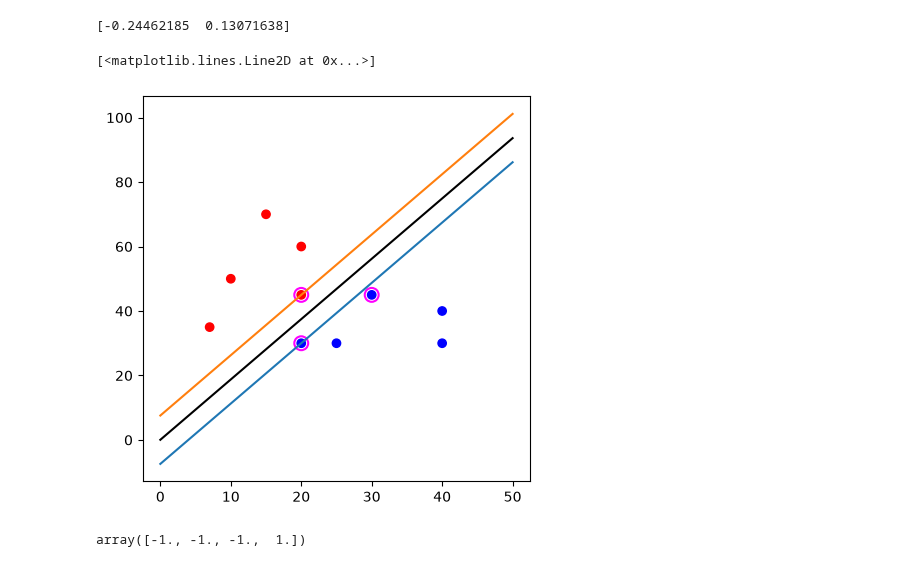
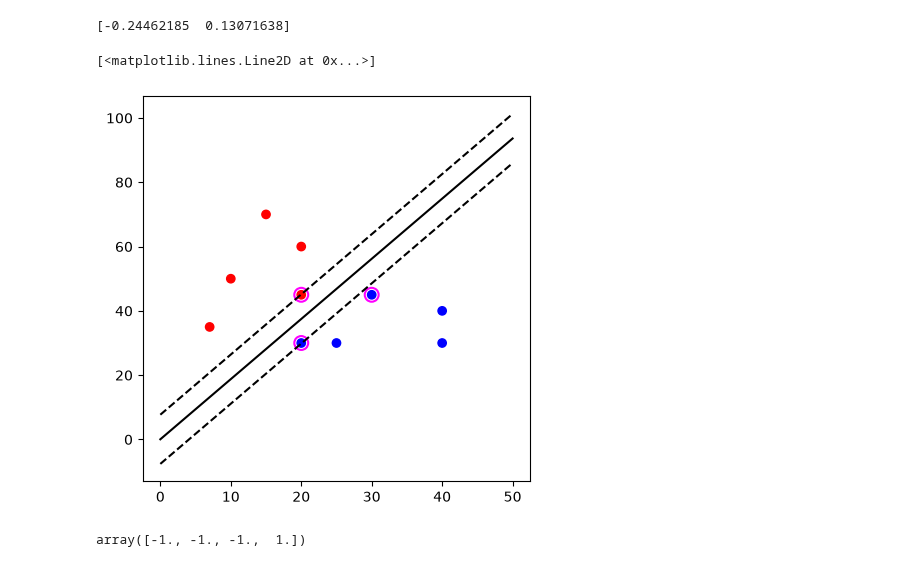
Before and after one commit to defini7/Labs, a Jupyter notebook: 5_term/machine_learning/2/1.ipynb, the cells around one changed output. Drawn from its saved outputs; the diff is of its cells as text; code cells hidden in the pictures.

```diff
--- a/5_term/machine_learning/2/1.ipynb
+++ b/5_term/machine_learning/2/1.ipynb
@@ -58,18 +58,21 @@ x = np.linspace(0, 50, 2)
 # %%
 plt.figure(figsize=(5, 5))
 plt.scatter(graph_x, graph_y, c=colors)
 plt.scatter(support_x, support_y, facecolors="none", edgecolors="magenta", s=100, linewidths=1.5)
 
 # w0 * x + w1 * y + b = 0 -> y = -(w0 * x + b) / w1
 k = -w[0] / w[1]
 y = k * x - lin_clf.intercept_ / w[1]
 plt.plot(x, y, "k")
 
-plt.plot(x, k * (x - support_x[0]) + support_y[0])
-plt.plot(x, k * (x - support_x[2]) + support_y[2])
+margin = 1 / np.linalg.norm(w)
+vertical_margin = margin * np.sqrt(1 + k ** 2)
+
+plt.plot(x, y + vertical_margin, "k--")
+plt.plot(x, y - vertical_margin, "k--")
 # %% [output]
 [<matplotlib.lines.Line2D at 0x...>]
-[figure, old version]
+[figure, new version]
 # %%
 samples = np.array([[20, 20], [30, 30], [40, 40], [10, 40]])
 # %%
```
Also changed, not shown: 3 other files.
